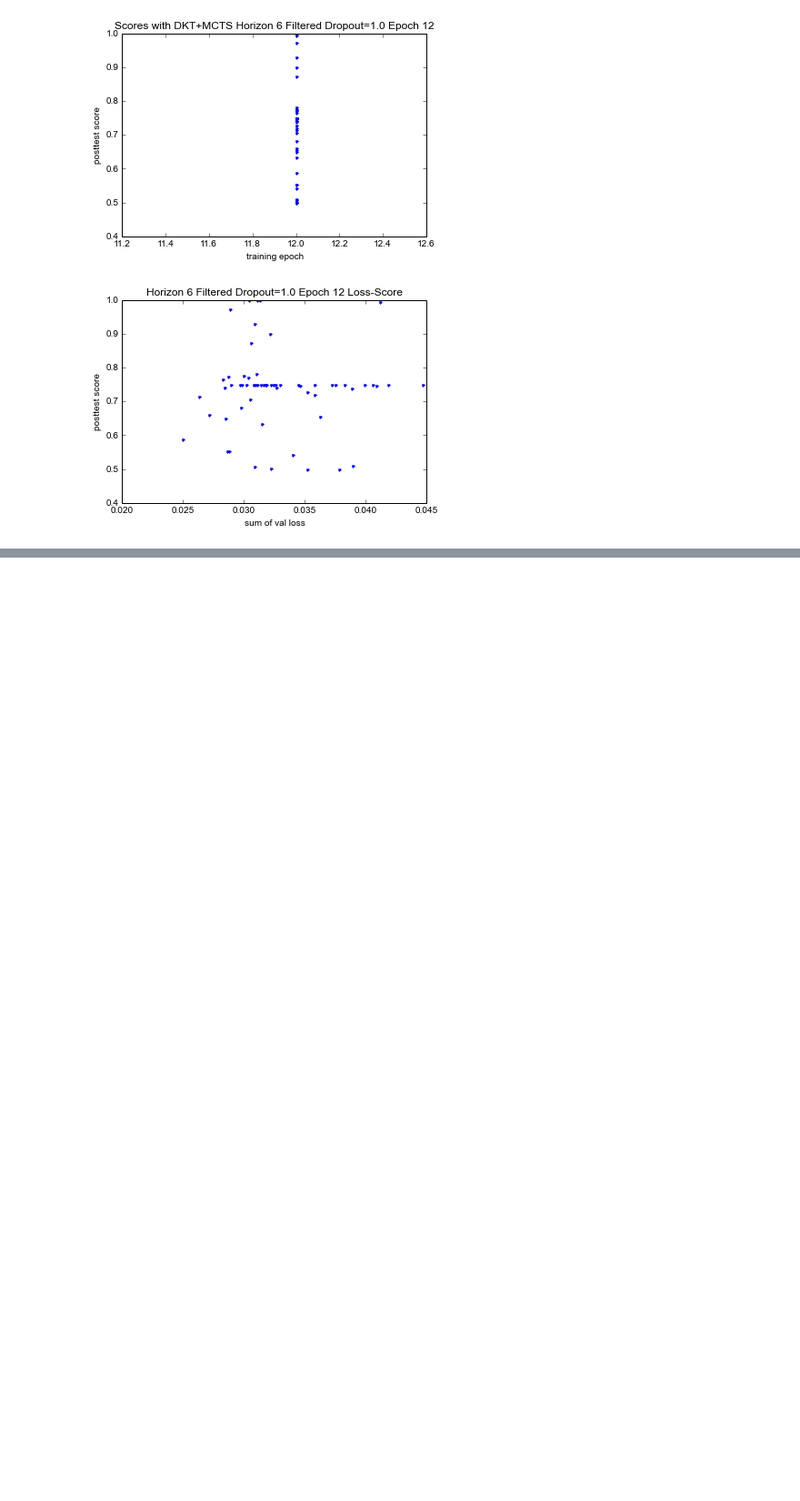
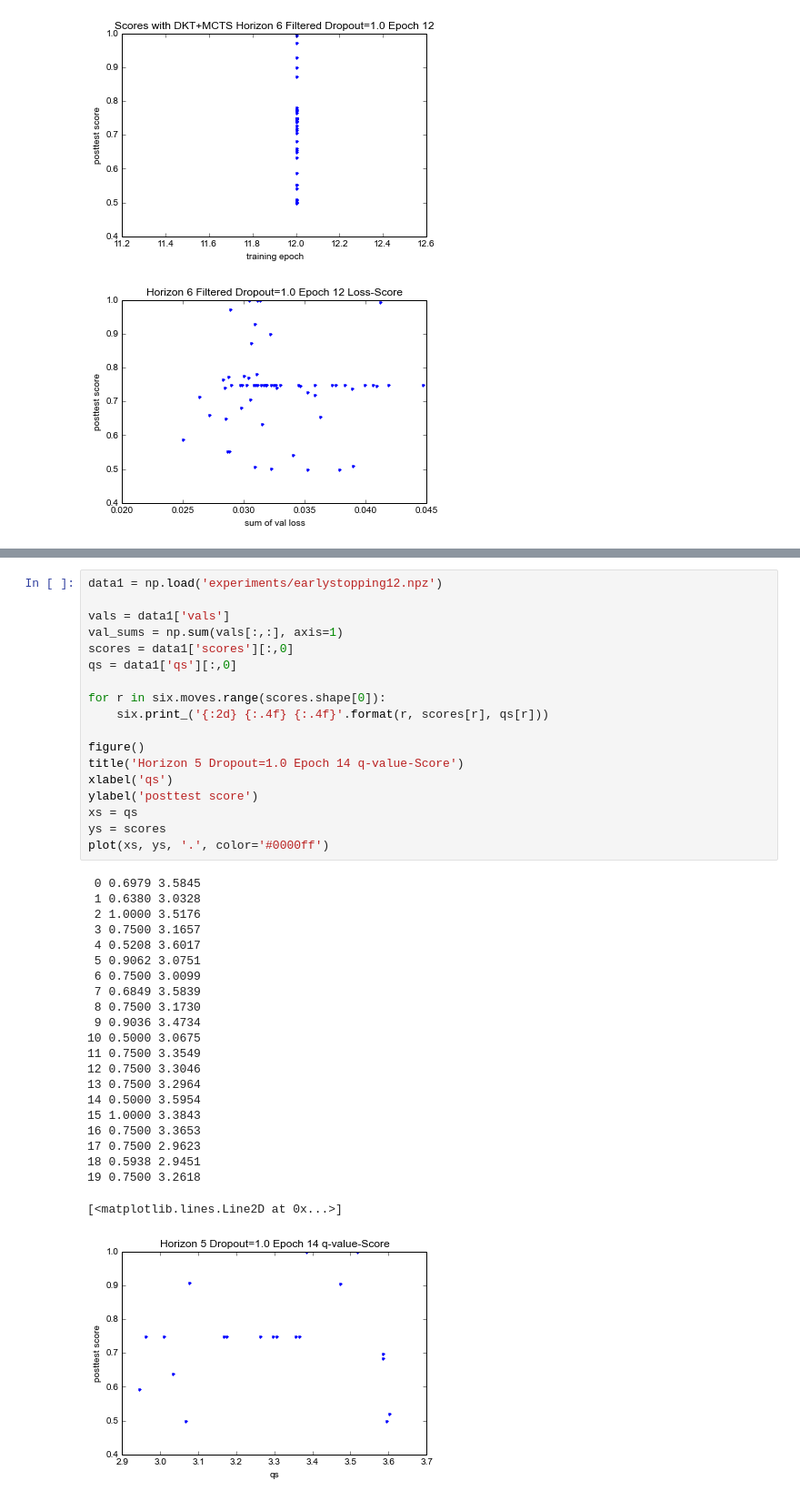
Before and after one commit to lisa-1010/smart-tutor, a Jupyter notebook: code/danielgraphing.ipynb, the cells around one changed output, grey strips where cells are left out. Shown at 91% size. Drawn from its saved outputs; the diff is of its cells as text; blank space fills up the shorter version.

```diff
--- a/code/danielgraphing.ipynb
+++ b/code/danielgraphing.ipynb
@@ -1161,0 +1122,41 @@ plot(range(ys.shape[0]), vals[goodrun,1:], color='#ff0000')
+# %%
+data1 = np.load('experiments/earlystopping12.npz')
+
+vals = data1['vals']
+val_sums = np.sum(vals[:,:], axis=1)
+scores = data1['scores'][:,0]
+qs = data1['qs'][:,0]
+
+for r in six.moves.range(scores.shape[0]):
+    six.print_('{:2d} {:.4f} {:.4f}'.format(r, scores[r], qs[r]))
+
+figure()
+title('Horizon 5 Dropout=1.0 Epoch 14 q-value-Score')
+xlabel('qs')
+ylabel('posttest score')
+xs = qs
+ys = scores
+plot(xs, ys, '.', color='#0000ff')
+# %% [output]
+ 0 0.6979 3.5845
+ 1 0.6380 3.0328
+ 2 1.0000 3.5176
+ 3 0.7500 3.1657
+ 4 0.5208 3.6017
+ 5 0.9062 3.0751
+ 6 0.7500 3.0099
+ 7 0.6849 3.5839
+ 8 0.7500 3.1730
+ 9 0.9036 3.4734
+10 0.5000 3.0675
+11 0.7500 3.3549
+12 0.7500 3.3046
+13 0.7500 3.2964
+14 0.5000 3.5954
+15 1.0000 3.3843
+16 0.7500 3.3653
+17 0.7500 2.9623
+18 0.5938 2.9451
+19 0.7500 3.2618
+[<matplotlib.lines.Line2D at 0x...>]
+[figure, added]
```
Also changed, not shown: parts of 3 cells of this notebook, 3 other files.
